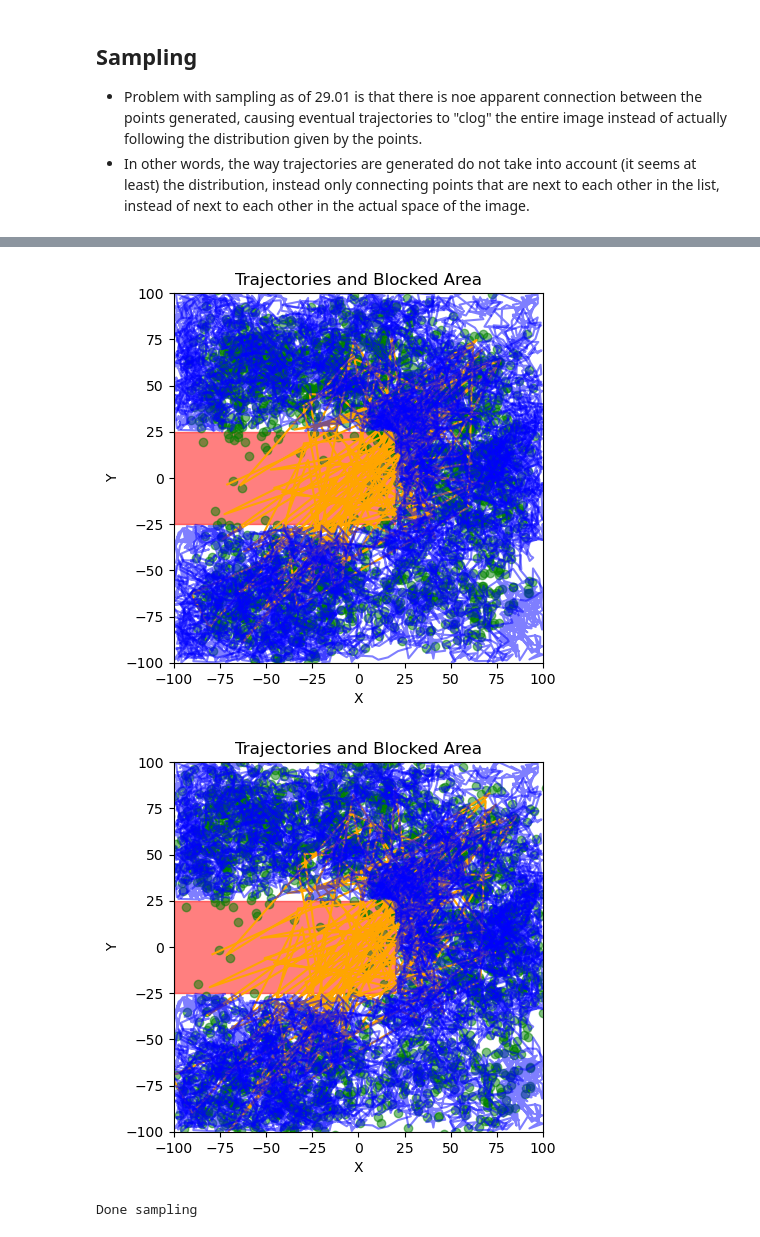
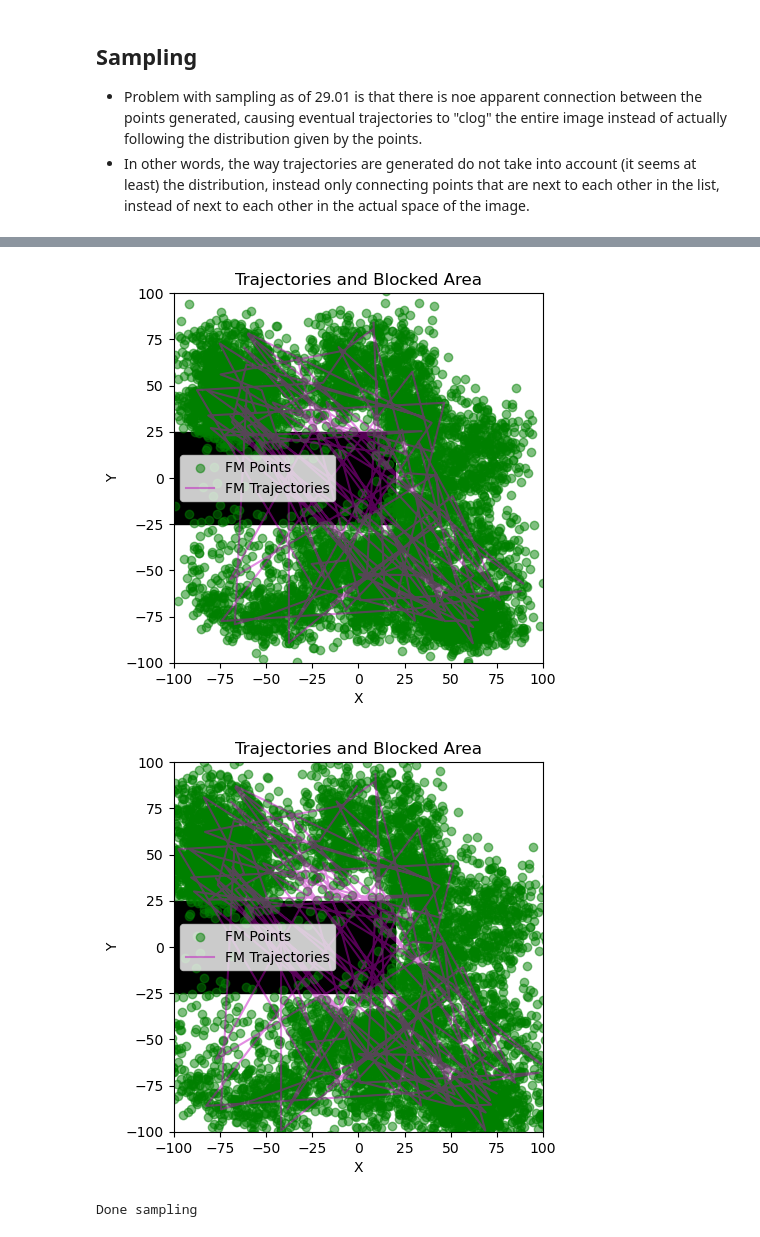
Before and after one commit to MortenHS/FlowMatching, a Jupyter notebook: test_fm.ipynb, the cells around one changed output, grey strips where cells are left out. Cells and saved outputs as stored; diff of their text form; code cells hidden in the pictures.

```diff
--- a/test_fm.ipynb
+++ b/test_fm.ipynb
@@ -78,8 +75,8 @@ def generate_trajectories(num_trajectories, num_steps, x_min, x_max, y_min, y_ma
     return np.array(trajectories)
 # %%
 # Parameters
-num_trajectories = 1
-num_steps = 300
+num_trajectories = 10
+num_steps = 100
 
 # Generate valid trajectories
 valid_trajectories = generate_trajectories(num_trajectories, num_steps, x_min, x_max, y_min, y_max)
@@ -258,38 +255,46 @@ def interpolate_trajectory(trajs: torch.Tensor, num_interpolation: int = 3) -> t
 batch_size = 64
 torch.manual_seed(42)
 model.eval().requires_grad_(False)
-# xt = torch.randn(batch_size, num_steps, 2, device=device) # Generates a point/trajectory for sampling defined by each step in trajectory (num_steps)
-xt = torch.randn(batch_size, num_trajectories, 2, device=device) # Generates a point/trajectory that equals the amount of trajectories (more appropriate then num_steps)
+xt = torch.randn(batch_size, num_steps, 2, device=device) # Generates a point/trajectory for sampling defined by each step in trajectory (num_steps)
+# xt = torch.randn(batch_size, num_trajectories, 2, device=device) # Generates a point/trajectory that equals the amount of trajectories (more appropriate then num_steps)
 steps = 1000 # Add more steps?
 plot_every = 100
 for i, t in enumerate(torch.linspace(0, 1, steps, device=device), start=1):
+    # Euler integration that needs to be replaced with an ODE solver
+    # ---------------------------------------------------------------------
     t = t.view(1, 1, 1).expand(xt.size(0), xt.size(1), xt.size(2))
     pred = model(xt, t)
     pred = pred[:, :, 0, :]
     xt = xt + (1/steps) * pred
+    # ---------------------------------------------------------------------
 
     # Plotting
     if i % plot_every == 0:
         plt.imshow(np.zeros((y_max - y_min + 1, x_max - x_min + 1)), origin="lower", cmap="Greys", extent=[x_min, x_max, y_min, y_max])
-        plt.fill_betweenx([pillar_y_min, pillar_y_max], pillar_x_min, pillar_x_max, color='red', alpha=0.5)
+        plt.fill_betweenx([pillar_y_min, pillar_y_max], pillar_x_min, pillar_x_max, color='black')
 
-        int_trajs = interpolate_trajectory(xt, num_interpolation=1) # Usikker på hvilken tensor denne funksjonen egentlig skal ta inn
-        plt.plot(int_trajs[:, 0].detach().cpu().numpy(), int_trajs[:, 1].detach().cpu().numpy(), color='orange', label="Interpolated trajectory")
+        # Valid trajectories (dataset)
 
-        for count, trajectory in enumerate(valid_trajectories):
-            trajectory = np.array(trajectory)
-            plt.plot(trajectory[:, 0], trajectory[:, 1], color='blue', label=f"Trajectory {count}", alpha=0.5)
-        # for traj in xt.detach().cpu().numpy(): # Trajectories
-        #     plt.plot(traj[:, 0], traj[:, 1], color='crimson', alpha=0.5)  # alpha=0.5
-        #     # break
+        # for count, trajectory in enumerate(valid_trajectories):
+        #     trajectory = np.array(trajectory)
+        #     plt.plot(trajectory[:, 0], trajectory[:, 1], color='blue', label=f"Trajectory {count}", alpha=0.5)
+
         plt.scatter( # Points
             xt[:, :, 0].detach().cpu().numpy(), # detach from computation tracked by PyTorch autograd
             xt[:, :, 1].detach().cpu().numpy(), # Move from GPU memory to CPU memory so that it can be converted into NumPy array
-            color='green', alpha=0.5
+            color='green', alpha=0.5, label="FM Points"
             )
+        for traj in xt.detach().cpu().numpy(): # Trajectories
+            plt.plot(traj[:, 0], traj[:, 1], color='m', alpha=0.45, label="FM Trajectories")
+            break
+
+        # int_trajs = interpolate_trajectory(traj, num_interpolation=3) # Usikker på hvilken tensor denne funksjonen egentlig skal ta inn
+        # plt.plot(int_trajs[:, 0].detach().cpu().numpy(), int_trajs[:, 1].detach().cpu().numpy(), color='orange', label="Interpolated trajectories")
+
         plt.title("Trajectories and Blocked Area")
         plt.xlabel("X")
         plt.ylabel("Y")
+        plt.legend()
         plt.xlim(x_min, x_max)
         plt.ylim(y_min, y_max)
 
@@ -316,3 +321,3 @@ print("Done sampling")
-[figure, old version]
+[figure, new version]
-[figure, old version]
+[figure, new version]
 Done sampling
```
Also changed, not shown: parts of 5 cells of this notebook, 11 other files.
